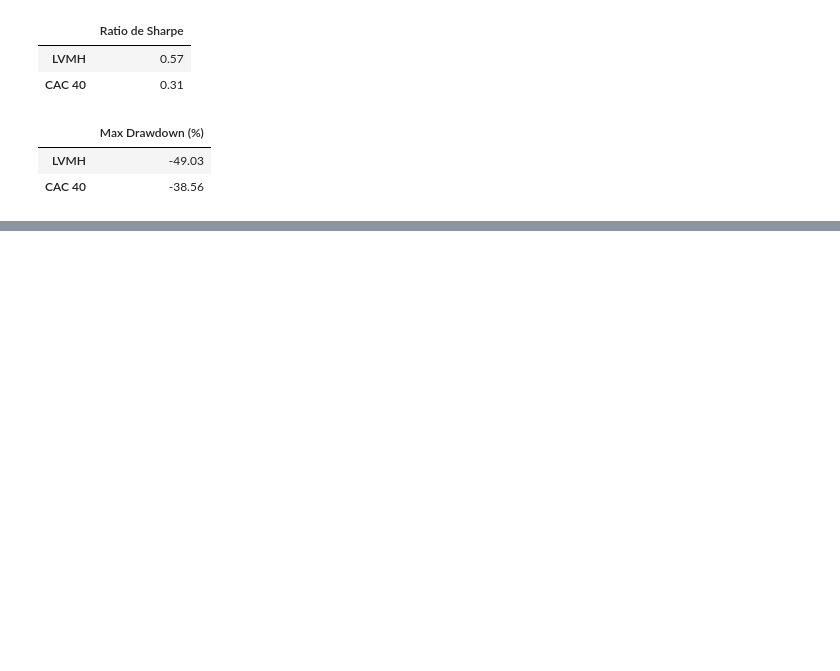
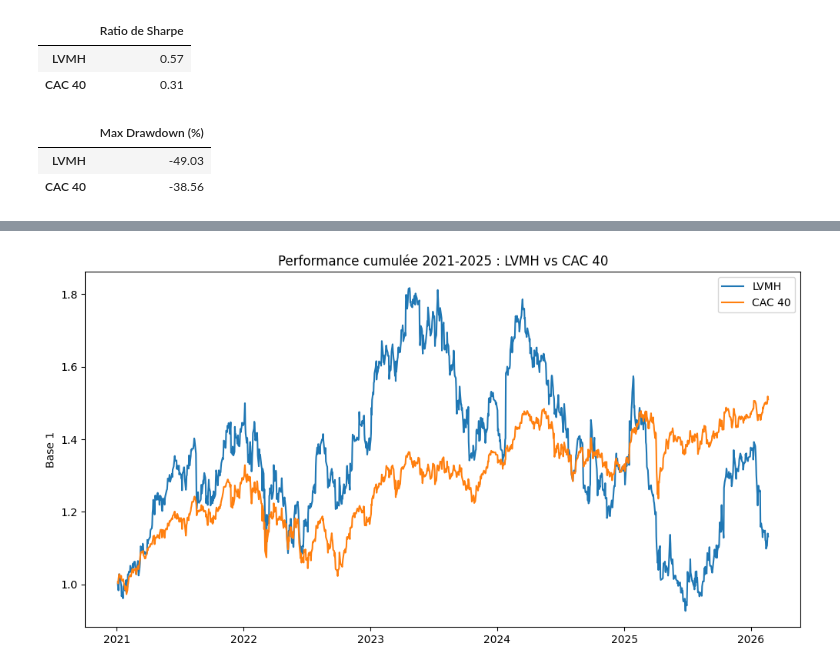
Before and after one commit to melynazrd/IAE_METZ_2026_DATA_AUDIT, a Jupyter notebook: SCRIPTS/analyse_lvmh.ipynb, the cells around one changed output, grey strips where cells are left out. Cells and saved outputs as stored; diff of their text form; code cells hidden in the pictures; blank space fills up the shorter version.

```diff
--- a/SCRIPTS/analyse_lvmh.ipynb
+++ b/SCRIPTS/analyse_lvmh.ipynb
@@ -180,0 +258,9 @@ Tableau comparatif global :
+# %%
+plt.figure(figsize=(12,6))
+plt.plot(perf_apres)
+plt.title("Performance cumulée 2021-2025 : LVMH vs CAC 40")
+plt.ylabel("Base 1")
+plt.legend(["LVMH", "CAC 40"])
+plt.show()
+# %% [output]
+[figure, added]
```
Also changed, not shown: parts of 20 cells of this notebook.
